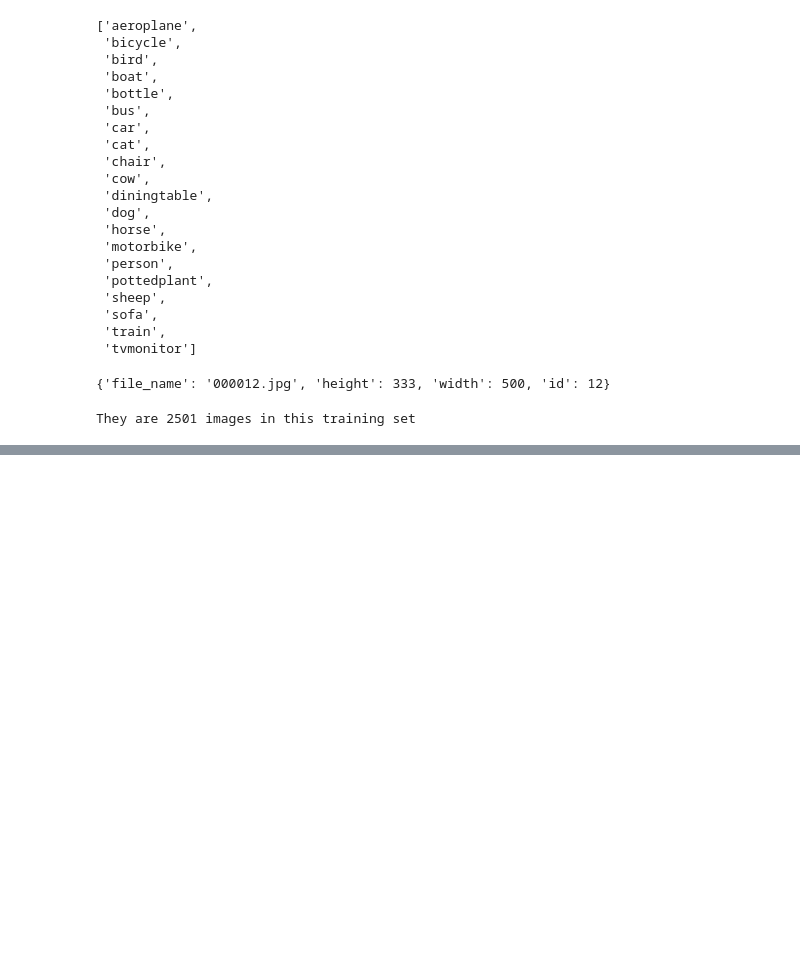
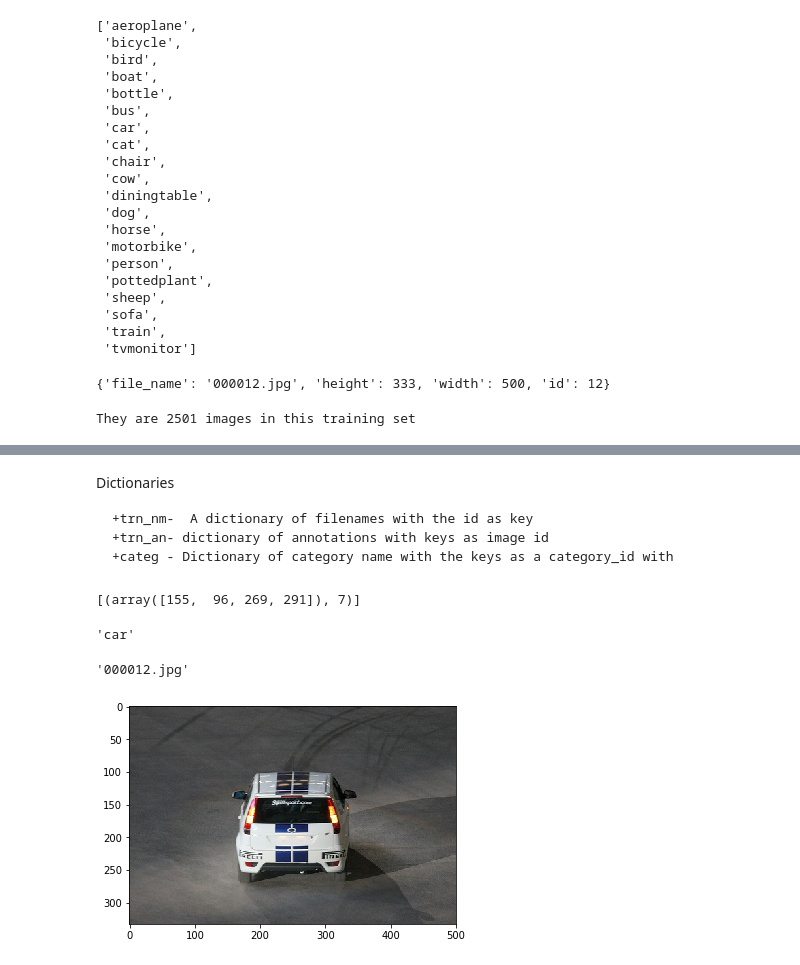
Before and after one commit to T-rex007/Object-detection, a Jupyter notebook: Pascal_firstlook.ipynb, the cells around one changed output, grey strips where cells are left out. Saved outputs shown, nothing was run; the diff lists cells and outputs as text; code cells hidden in the pictures; blank space fills up the shorter version.

```diff
--- a/Pascal_firstlook.ipynb
+++ b/Pascal_firstlook.ipynb
@@ -29,7 +31,7 @@ os.listdir(str(p_json))
  'pascal_val2007.json',
  'pascal_train2007.json']
 # %%
-with open(str(p)+'/'+os.listdir(str(p))[4], 'r') as jfile:
+with open(str(p_json)+'/'+os.listdir(str(p_json))[4], 'r') as jfile:
     trn = json.load(jfile)
 # %%
 trn.keys()
@@ -92,0 +109,16 @@ They are 2501 images in this training set
+# %% [markdown]
+Dictionaries
+
+    +trn_nm-  A dictionary of filenames with the id as key
+    +trn_an- dictionary of annotations with keys as image id
+    +categ - Dictionary of category name with the keys as a category_id with
+# %%
+t_img = trn['images'][0]
+t_ann=trn_an[t_img['id']] ###(hw bounding box and category id )
+print(t_ann)
+# %% [output]
+[(array([155,  96, 269, 291]), 7)]
+# %%
+categ[t_ann[0][1]]### category
+# %% [output]
+'car'
@@ -92,0 +128,10 @@ They are 2501 images in this training set
+# %%
+t_img['file_name']
+# %% [output]
+'000012.jpg'
+# %%
+img = plt.imread(str(imgpth)+'/'+t_img['file_name'])
+plt.imshow(img)
+plt.show()
+# %% [output]
+[figure, added]
```
Also changed, not shown: parts of 7 cells of this notebook, 1 other file.
